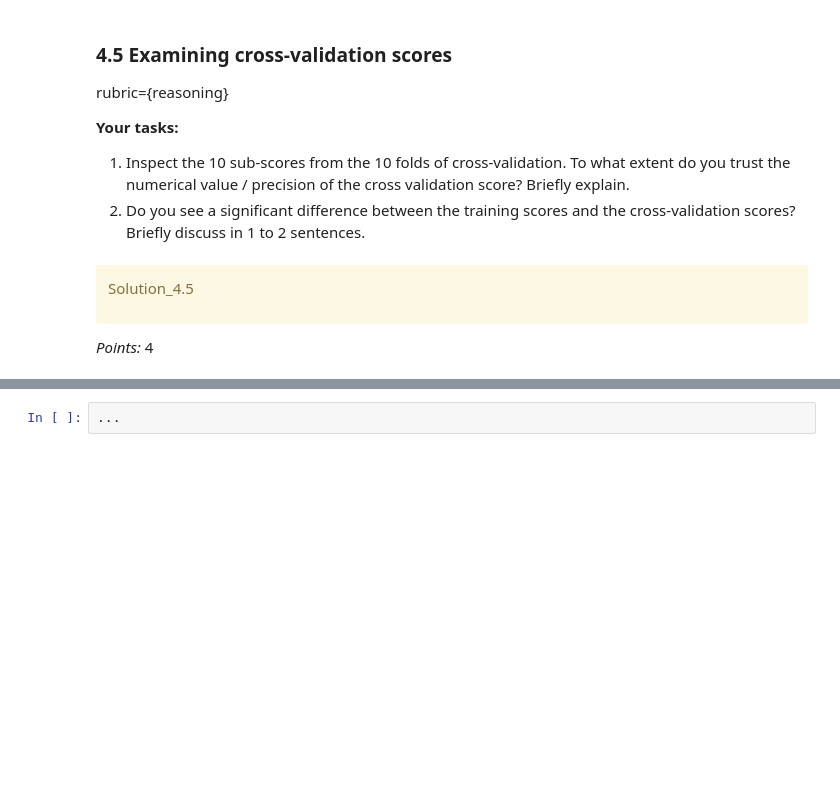
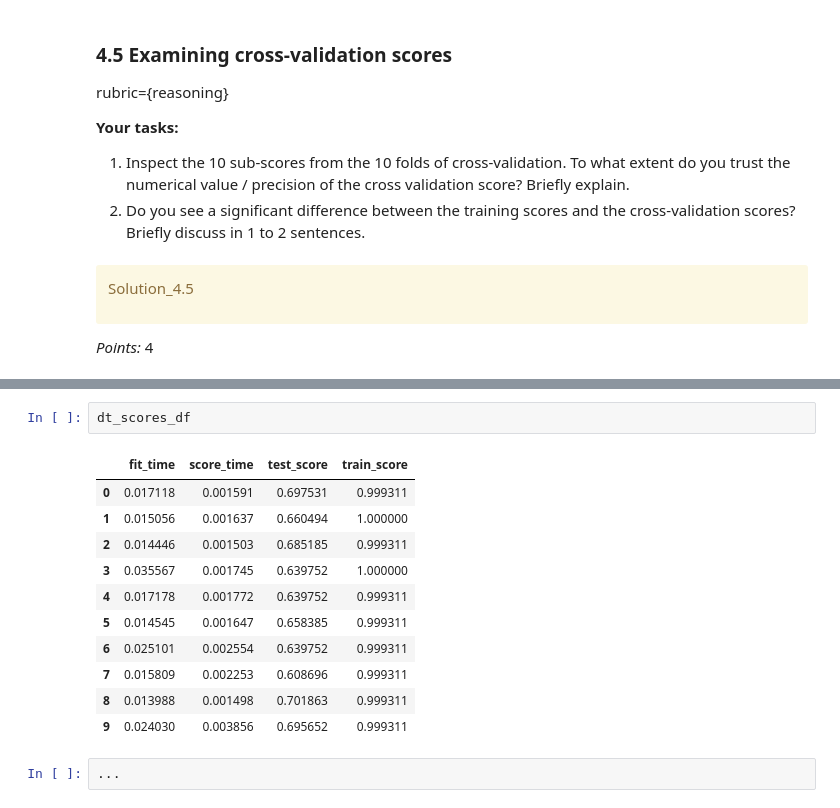
Before and after one commit to Adil-Bee200/330_hw2, a Jupyter notebook: hw2.ipynb, the cells around one changed output, grey strips where cells are left out. Drawn from its saved outputs; the diff is of its cells as text; blank space fills up the shorter version.

```diff
--- a/hw2.ipynb
+++ b/hw2.ipynb
@@ -928,3 +928,17 @@ Ellipsis
+# %%
+dt_scores_df
+# %% [output]
+|  | fit_time | score_time | test_score | train_score |
+| 0 | 0.017118 | 0.001591 | 0.697531 | 0.999311 |
+| 1 | 0.015056 | 0.001637 | 0.660494 | 1.000000 |
+| 2 | 0.014446 | 0.001503 | 0.685185 | 0.999311 |
+| 3 | 0.035567 | 0.001745 | 0.639752 | 1.000000 |
+| 4 | 0.017178 | 0.001772 | 0.639752 | 0.999311 |
+| 5 | 0.014545 | 0.001647 | 0.658385 | 0.999311 |
+| 6 | 0.025101 | 0.002554 | 0.639752 | 0.999311 |
+| 7 | 0.015809 | 0.002253 | 0.608696 | 0.999311 |
+| 8 | 0.013988 | 0.001498 | 0.701863 | 0.999311 |
+| 9 | 0.024030 | 0.003856 | 0.695652 | 0.999311 |
 # %%
 ...
 # %% [output]
```
Also changed, not shown: parts of 19 cells of this notebook.
